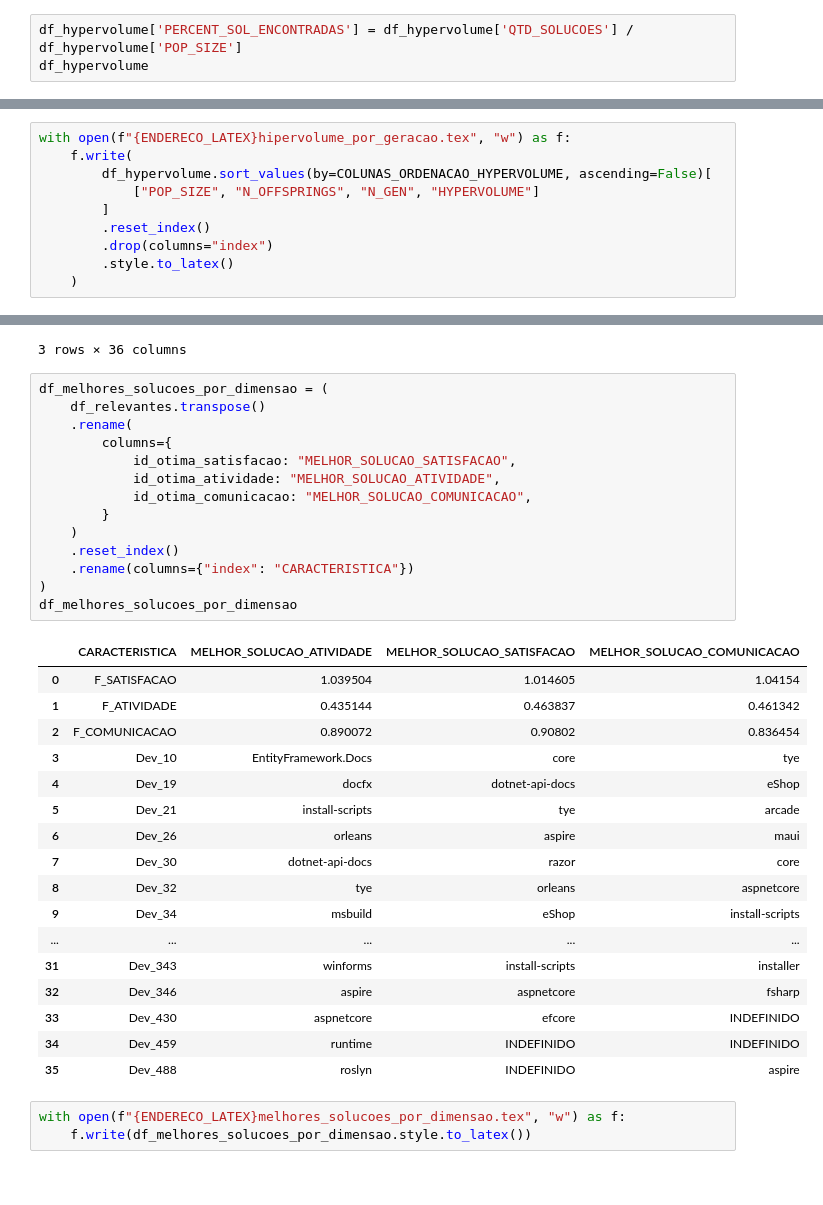
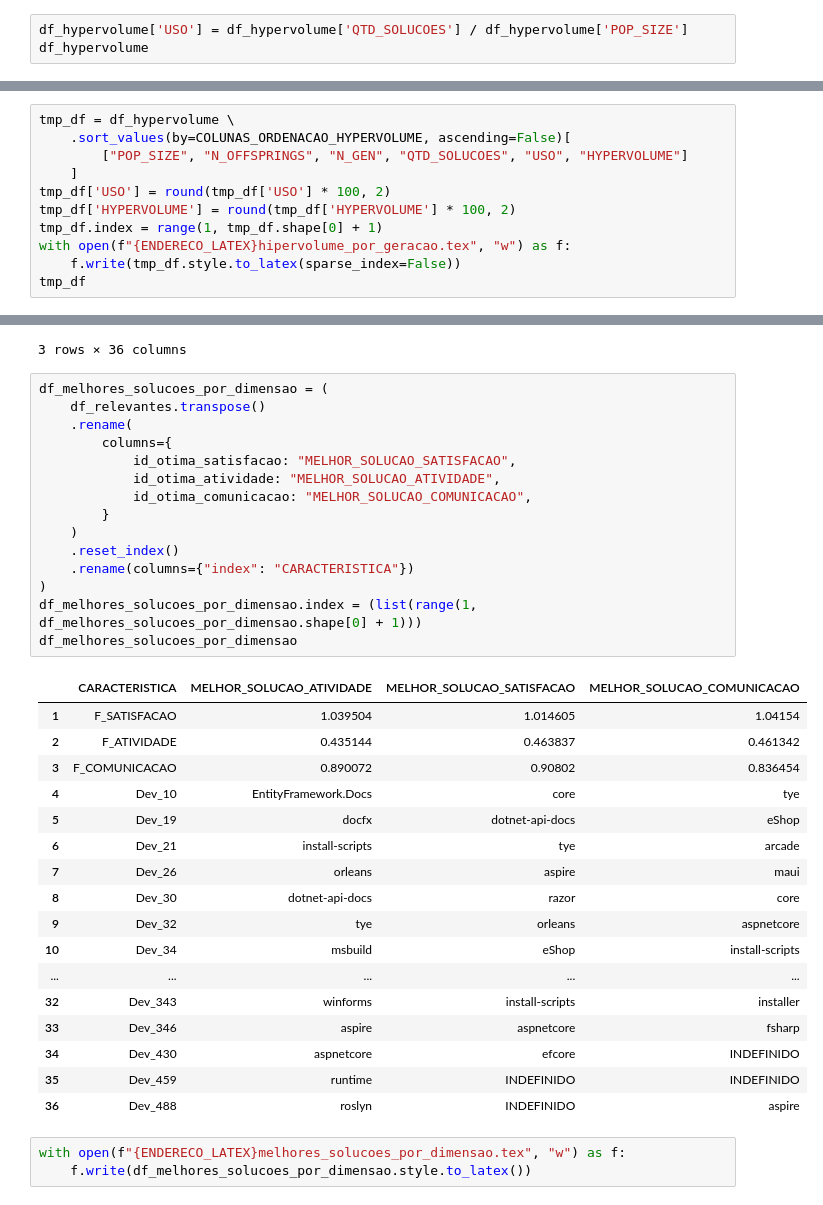
Before and after one commit to brucelucien/2023-notario-mba-tcc-dados-publicos, a Jupyter notebook: avaliacao.ipynb, the cells around one changed output, grey strips where cells are left out. Saved outputs shown, nothing was run; the diff lists cells and outputs as text.

```diff
--- a/avaliacao.ipynb
+++ b/avaliacao.ipynb
@@ -78,7 +79,7 @@ df_hypervolume
 | 35 | .POP_SIZE_500.N_OFFSPRINGS_150.N_... | 500 | 150 | 4000 | 0.838393 | 2024-02-08 15:41:15.408135 | 0.3 | 500 |
 | 36 | .POP_SIZE_500.N_OFFSPRINGS_150.N_... | 500 | 150 | 8000 | 0.844332 | 2024-02-08 17:17:58.817168 | 0.3 | 500 |
 # %%
-df_hypervolume['PERCENT_SOL_ENCONTRADAS'] = df_hypervolume['QTD_SOLUCOES'] / df_hypervolume['POP_SIZE']
+df_hypervolume['USO'] = df_hypervolume['QTD_SOLUCOES'] / df_hypervolume['POP_SIZE']
 df_hypervolume
 # %% [output]
 |  | ID | POP_SIZE | N_OFFSPRINGS | N_GEN | HYPERVOLUME | TIMESTAMP | TAXA_DESCENDENTES | QTD_SOLUCOES | ... |
@@ -194,13 +195,14 @@ df_hypervolume
 | 35 | .POP_SIZE_100.N_OFFSPRINGS_90.N_G... | 100 | 90 | 10000 | 0.723667 | 2024-02-08 14:56:17.282324 | 0.9 | 100 | ... |
 | 36 | .POP_SIZE_500.N_OFFSPRINGS_150.N_... | 500 | 150 | 4000 | 0.838393 | 2024-02-08 15:41:15.408135 | 0.3 | 500 | ... |
 | 37 | .POP_SIZE_500.N_OFFSPRINGS_150.N_... | 500 | 150 | 8000 | 0.844332 | 2024-02-08 17:17:58.817168 | 0.3 | 500 | ... |
-# %%
-with open(f"{ENDERECO_LATEX}hipervolume_por_geracao.tex", "w") as f:
-    f.write(
-        df_hypervolume.sort_values(by=COLUNAS_ORDENACAO_HYPERVOLUME, ascending=False)[
-            ["POP_SIZE", "N_OFFSPRINGS", "N_GEN", "HYPERVOLUME"]
-        ]
-        .reset_index()
-        .drop(columns="index")
-        .style.to_latex()
-    )
+# %%
+tmp_df = df_hypervolume \
+    .sort_values(by=COLUNAS_ORDENACAO_HYPERVOLUME, ascending=False)[
+        ["POP_SIZE", "N_OFFSPRINGS", "N_GEN", "QTD_SOLUCOES", "USO", "HYPERVOLUME"]
+    ]
+tmp_df['USO'] = round(tmp_df['USO'] * 100, 2)
+tmp_df['HYPERVOLUME'] = round(tmp_df['HYPERVOLUME'] * 100, 2)
+tmp_df.index = range(1, tmp_df.shape[0] + 1)
+with open(f"{ENDERECO_LATEX}hipervolume_por_geracao.tex", "w") as f:
+    f.write(tmp_df.style.to_latex(sparse_index=False))
+tmp_df
@@ -264,35 +284,36 @@ df_relevantes
 # %%
 df_melhores_solucoes_por_dimensao = (
     df_relevantes.transpose()
     .rename(
         columns={
             id_otima_satisfacao: "MELHOR_SOLUCAO_SATISFACAO",
             id_otima_atividade: "MELHOR_SOLUCAO_ATIVIDADE",
             id_otima_comunicacao: "MELHOR_SOLUCAO_COMUNICACAO",
         }
     )
     .reset_index()
     .rename(columns={"index": "CARACTERISTICA"})
 )
+df_melhores_solucoes_por_dimensao.index = (list(range(1, df_melhores_solucoes_por_dimensao.shape[0] + 1)))
 df_melhores_solucoes_por_dimensao
 # %% [output]
 |  | CARACTERISTICA | MELHOR_SOLUCAO_ATIVIDADE | MELHOR_SOLUCAO_SATISFACAO | MELHOR_SOLUCAO_COMUNICACAO |
-| 0 | F_SATISFACAO | 1.039504 | 1.014605 | 1.04154 |
-| 1 | F_ATIVIDADE | 0.435144 | 0.463837 | 0.461342 |
-| 2 | F_COMUNICACAO | 0.890072 | 0.90802 | 0.836454 |
-| 3 | Dev_10 | EntityFramework.Docs | core | tye |
-| 4 | Dev_19 | docfx | dotnet-api-docs | eShop |
-| 5 | Dev_21 | install-scripts | tye | arcade |
-| 6 | Dev_26 | orleans | aspire | maui |
-| 7 | Dev_30 | dotnet-api-docs | razor | core |
-| 8 | Dev_32 | tye | orleans | aspnetcore |
-| 9 | Dev_34 | msbuild | eShop | install-scripts |
+| 1 | F_SATISFACAO | 1.039504 | 1.014605 | 1.04154 |
+| 2 | F_ATIVIDADE | 0.435144 | 0.463837 | 0.461342 |
+| 3 | F_COMUNICACAO | 0.890072 | 0.90802 | 0.836454 |
+| 4 | Dev_10 | EntityFramework.Docs | core | tye |
+| 5 | Dev_19 | docfx | dotnet-api-docs | eShop |
+| 6 | Dev_21 | install-scripts | tye | arcade |
+| 7 | Dev_26 | orleans | aspire | maui |
+| 8 | Dev_30 | dotnet-api-docs | razor | core |
+| 9 | Dev_32 | tye | orleans | aspnetcore |
+| 10 | Dev_34 | msbuild | eShop | install-scripts |
 | ... | ... | ... | ... | ... |
-| 31 | Dev_343 | winforms | install-scripts | installer |
-| 32 | Dev_346 | aspire | aspnetcore | fsharp |
-| 33 | Dev_430 | aspnetcore | efcore | INDEFINIDO |
-| 34 | Dev_459 | runtime | INDEFINIDO | INDEFINIDO |
-| 35 | Dev_488 | roslyn | INDEFINIDO | aspire |
+| 32 | Dev_343 | winforms | install-scripts | installer |
+| 33 | Dev_346 | aspire | aspnetcore | fsharp |
+| 34 | Dev_430 | aspnetcore | efcore | INDEFINIDO |
+| 35 | Dev_459 | runtime | INDEFINIDO | INDEFINIDO |
+| 36 | Dev_488 | roslyn | INDEFINIDO | aspire |
 # %%
 with open(f"{ENDERECO_LATEX}melhores_solucoes_por_dimensao.tex", "w") as f:
     f.write(df_melhores_solucoes_por_dimensao.style.to_latex())
```
Also changed, not shown: parts of 11 cells of this notebook, 10 other files.
